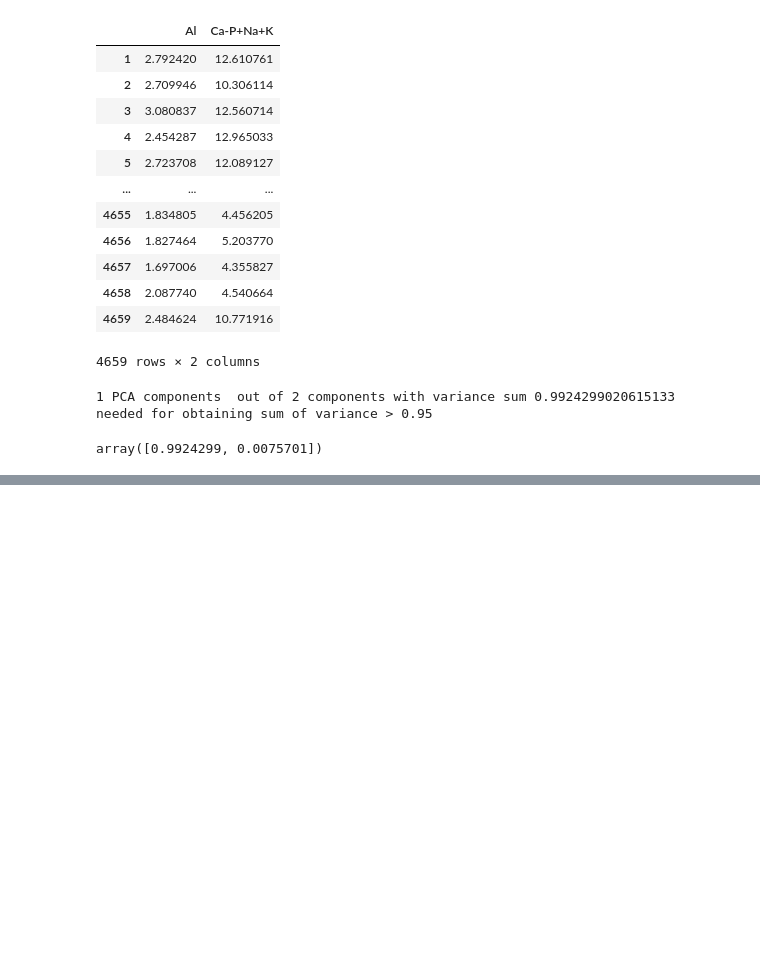
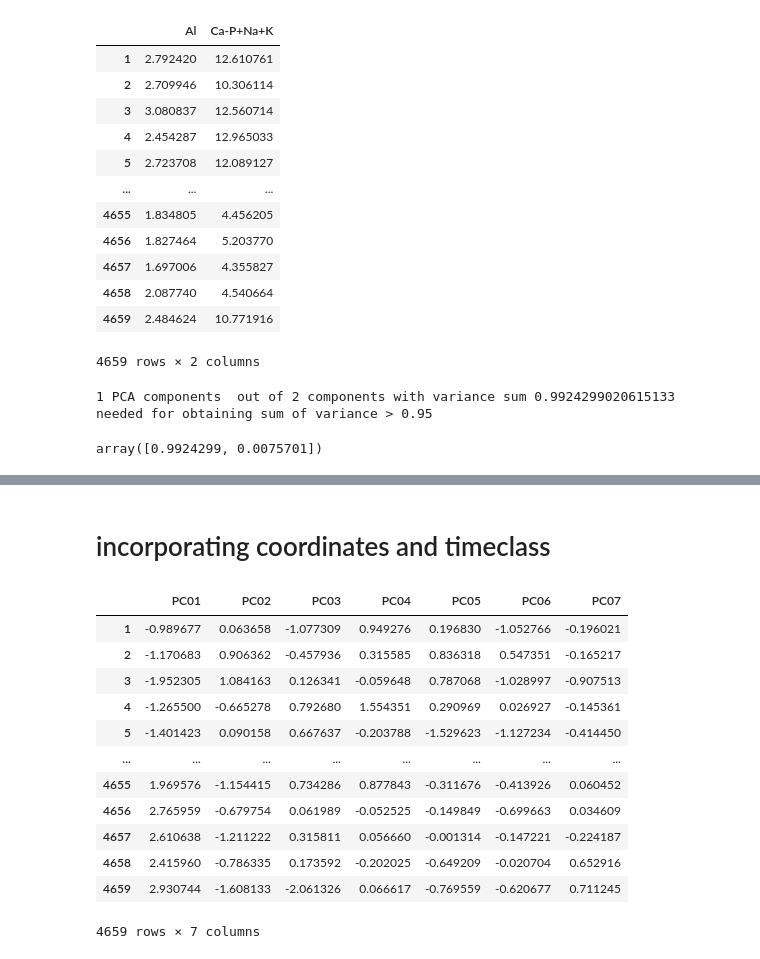
Before and after one commit to Complexio/Vistelius_1995_OCR, a Jupyter notebook: _ANALYSIS/1_cluster_Preprocessing.ipynb, the cells around one changed output, grey strips where cells are left out. Cells and saved outputs as stored; diff of their text form; code cells hidden in the pictures; blank space fills up the shorter version.

```diff
--- a/_ANALYSIS/1_cluster_Preprocessing.ipynb
+++ b/_ANALYSIS/1_cluster_Preprocessing.ipynb
@@ -292,0 +297,5 @@ preproc.save_obj(ASI_pca_df, "ASI_pca_df")
+# %% [markdown]
+# incorporating coordinates and timeclass
+# %%
+mineralogy_inc_pca_df = mineralogy_pca_df1.iloc[:, 0: 7]
+time = pd.read_excel("../_RESULTS/time_fix.xlsx", index_col=0, usecols=[0, 9])
@@ -292,0 +313,16 @@ preproc.save_obj(ASI_pca_df, "ASI_pca_df")
+# %%
+mineralogy_inc_pca_df
+# %% [output]
+|  | PC01 | PC02 | PC03 | PC04 | PC05 | PC06 | PC07 |
+| 1 | -0.989677 | 0.063658 | -1.077309 | 0.949276 | 0.196830 | -1.052766 | -0.196021 |
+| 2 | -1.170683 | 0.906362 | -0.457936 | 0.315585 | 0.836318 | 0.547351 | -0.165217 |
+| 3 | -1.952305 | 1.084163 | 0.126341 | -0.059648 | 0.787068 | -1.028997 | -0.907513 |
+| 4 | -1.265500 | -0.665278 | 0.792680 | 1.554351 | 0.290969 | 0.026927 | -0.145361 |
+| 5 | -1.401423 | 0.090158 | 0.667637 | -0.203788 | -1.529623 | -1.127234 | -0.414450 |
+| ... | ... | ... | ... | ... | ... | ... | ... |
+| 4655 | 1.969576 | -1.154415 | 0.734286 | 0.877843 | -0.311676 | -0.413926 | 0.060452 |
+| 4656 | 2.765959 | -0.679754 | 0.061989 | -0.052525 | -0.149849 | -0.699663 | 0.034609 |
+| 4657 | 2.610638 | -1.211222 | 0.315811 | 0.056660 | -0.001314 | -0.147221 | -0.224187 |
+| 4658 | 2.415960 | -0.786335 | 0.173592 | -0.202025 | -0.649209 | -0.020704 | 0.652916 |
+| 4659 | 2.930744 | -1.608133 | -2.061326 | 0.066617 | -0.769559 | -0.620677 | 0.711245 |
+4659 rows × 7 columns
```
Also changed, not shown: parts of 14 cells of this notebook, 6 other files.
